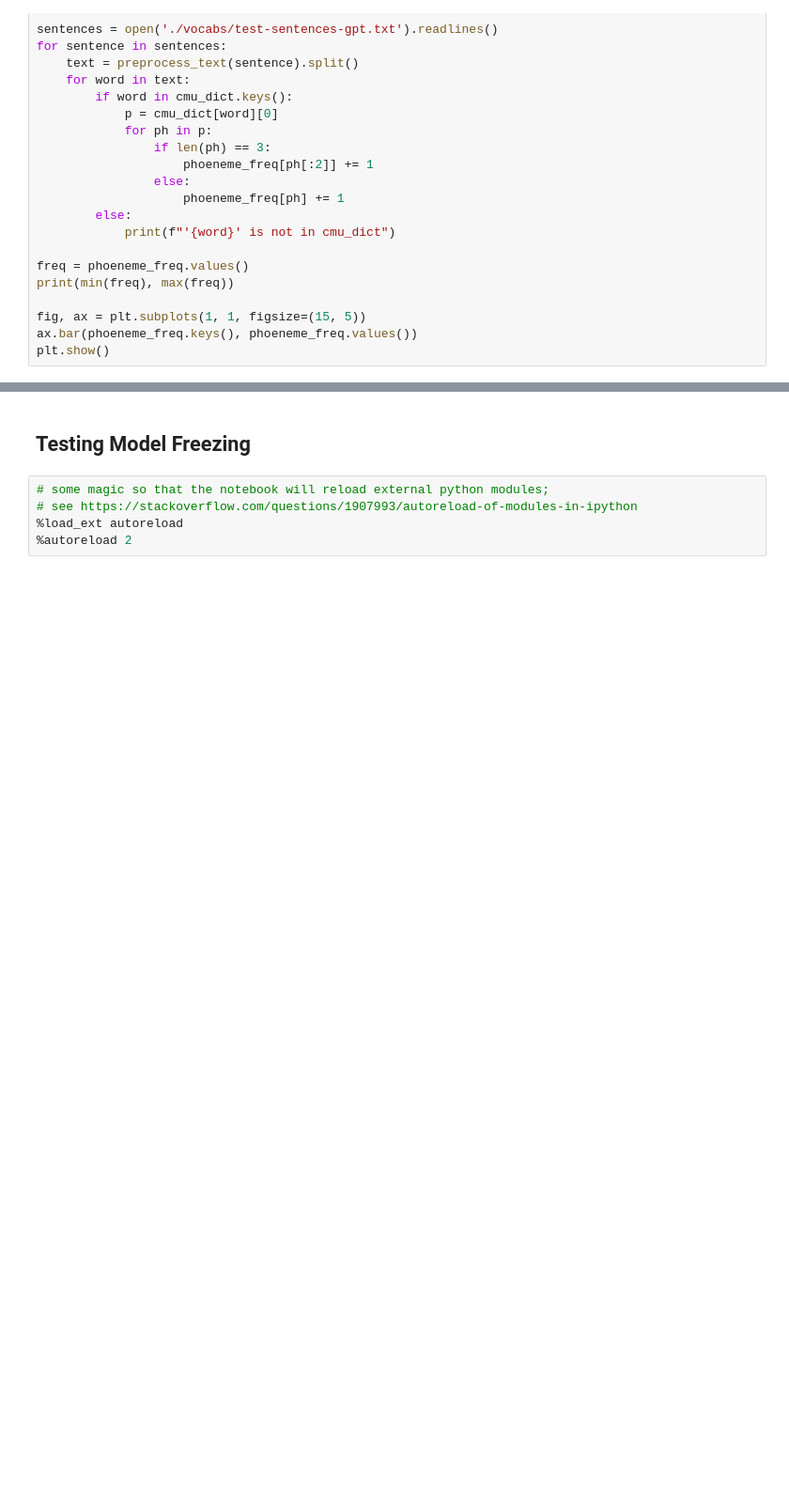
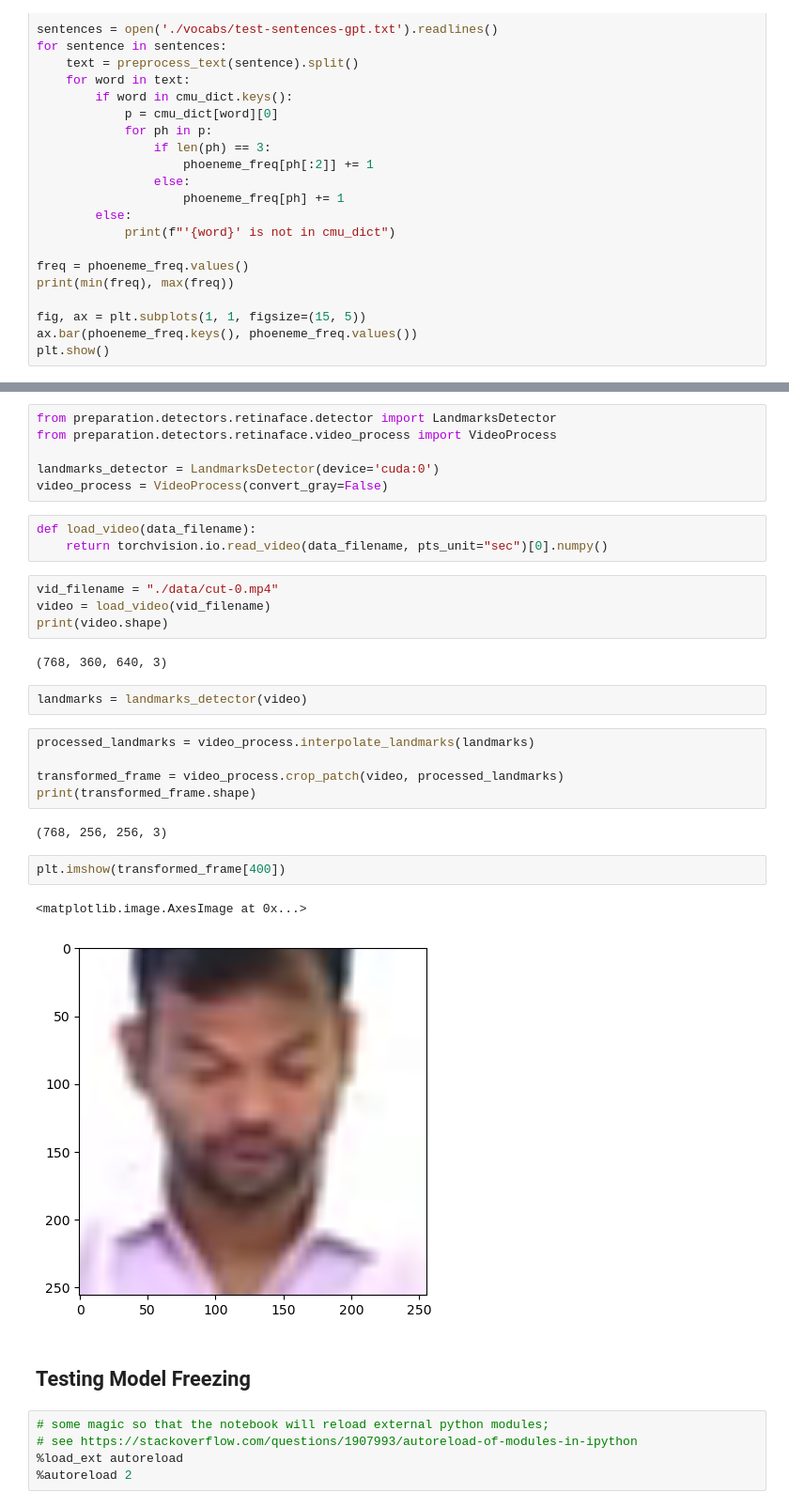
Before and after one commit to vanshg1729/auto_avsr, a Jupyter notebook: test.ipynb, the cells around one changed output, grey strips where cells are left out. Shown at 94% size. Saved outputs shown, nothing was run; the diff lists cells and outputs as text; blank space fills up the shorter version.

Commit message:
added face tracking and clipping script for data gathering and processing, right now it only tracks and assumes that there is a single person

```diff
--- a/test.ipynb
+++ b/test.ipynb
@@ -453,3 +469,32 @@ plt.show()
+# %%
+from preparation.detectors.retinaface.detector import LandmarksDetector
+from preparation.detectors.retinaface.video_process import VideoProcess
+
+landmarks_detector = LandmarksDetector(device='cuda:0')
+video_process = VideoProcess(convert_gray=False)
+# %%
+def load_video(data_filename):
+    return torchvision.io.read_video(data_filename, pts_unit="sec")[0].numpy()
+# %%
+vid_filename = "./data/cut-0.mp4"
+video = load_video(vid_filename)
+print(video.shape)
+# %% [output]
+(768, 360, 640, 3)
+# %%
+landmarks = landmarks_detector(video)
+# %%
+processed_landmarks = video_process.interpolate_landmarks(landmarks)
+
+transformed_frame = video_process.crop_patch(video, processed_landmarks)
+print(transformed_frame.shape)
+# %% [output]
+(768, 256, 256, 3)
+# %%
+plt.imshow(transformed_frame[400])
+# %% [output]
+<matplotlib.image.AxesImage at 0x...>
+[figure, added]
 # %% [markdown]
 ## Testing Model Freezing
 # %%
```
Also changed, not shown: parts of 3 cells of this notebook, 5 other files.
